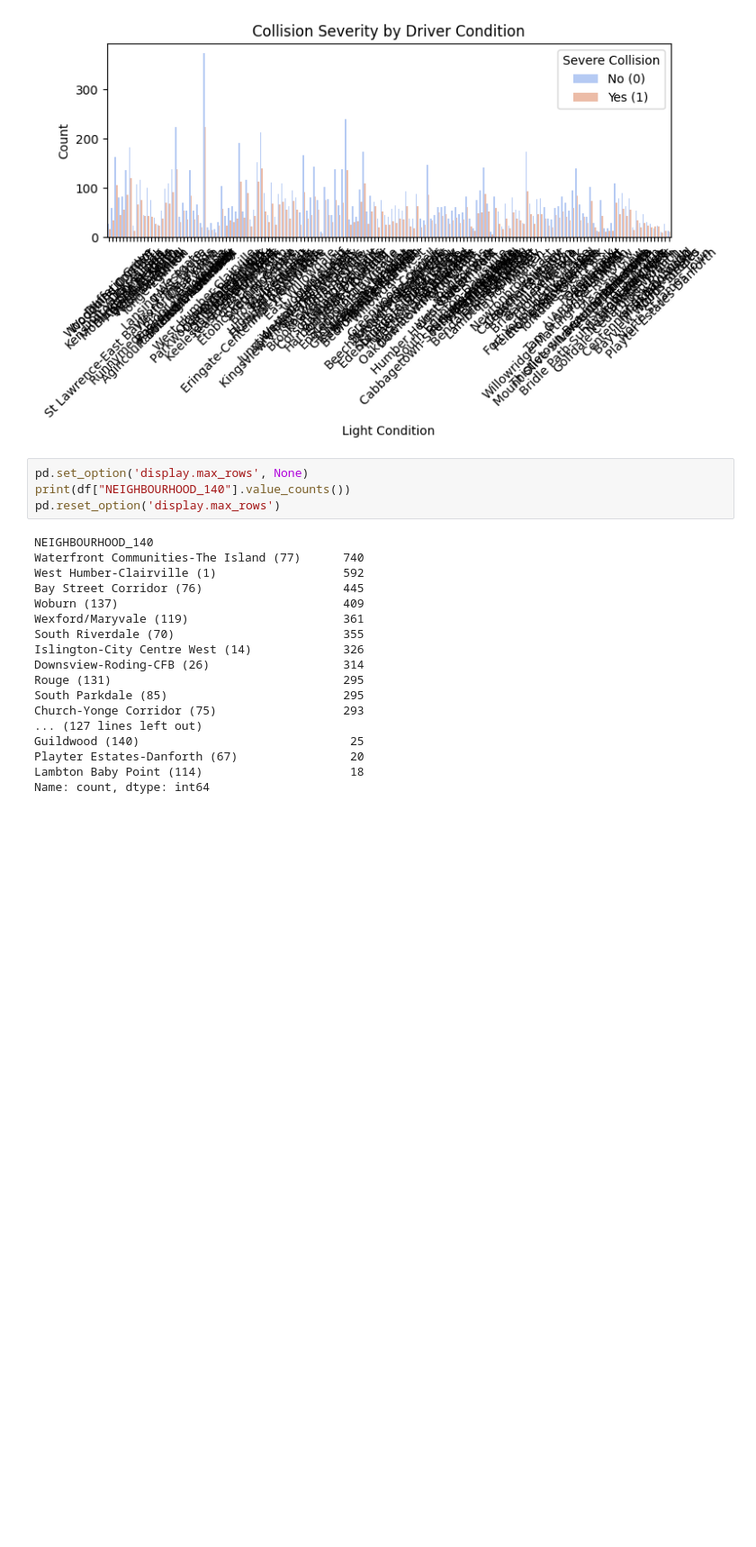
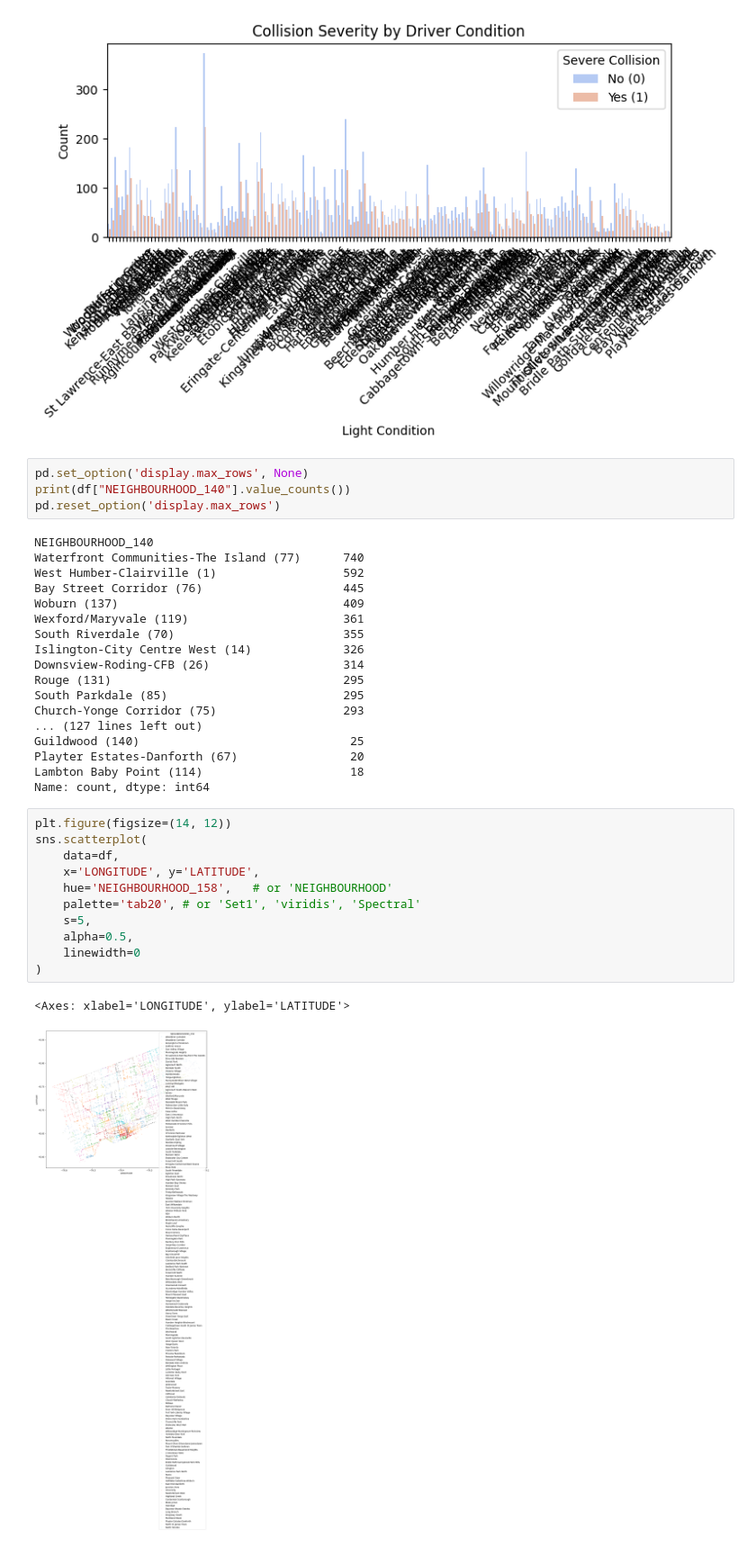
Before and after one commit to abishanB/toronto-collision-predictor, a Jupyter notebook: RandomForestModel/experiment_features.ipynb, the cells around one changed output. Shown at 90% size. Cells and saved outputs as stored; diff of their text form; blank space fills up the shorter version.

Commit message:
add neighbourhood category

```diff
--- a/RandomForestModel/experiment_features.ipynb
+++ b/RandomForestModel/experiment_features.ipynb
@@ -389,3 +389,17 @@ Guildwood (140)                              25
 Playter Estates-Danforth (67)                20
 Lambton Baby Point (114)                     18
 Name: count, dtype: int64
+# %%
+plt.figure(figsize=(14, 12))
+sns.scatterplot(
+    data=df,
+    x='LONGITUDE', y='LATITUDE',
+    hue='NEIGHBOURHOOD_158',   # or 'NEIGHBOURHOOD'
+    palette='tab20', # or 'Set1', 'viridis', 'Spectral'
+    s=5,
+    alpha=0.5,
+    linewidth=0
+)
+# %% [output]
+<Axes: xlabel='LONGITUDE', ylabel='LATITUDE'>
+[figure, added]
```
Also changed, not shown: 6 other files.
